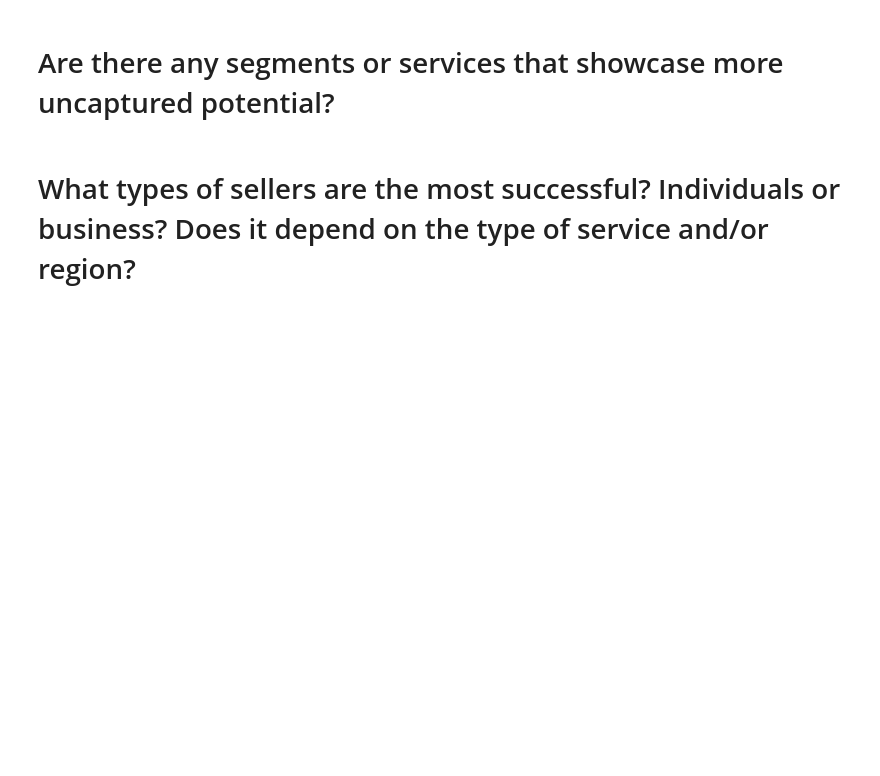
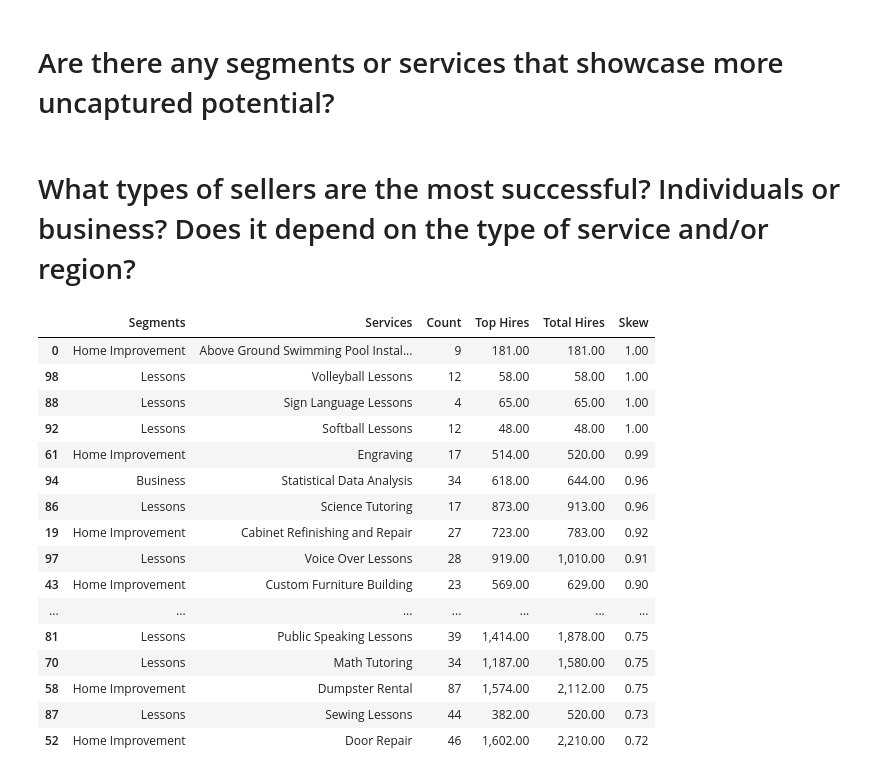
Before and after one commit to ameeruljunaidi/ScrapeThumbtack, a Jupyter notebook: analysis/data_exploration.ipynb, the cells around one changed output. Saved outputs shown, nothing was run; the diff lists cells and outputs as text; code cells hidden in the pictures; blank space fills up the shorter version.

Commit message:
Added skew measure

```diff
--- a/analysis/data_exploration.ipynb
+++ b/analysis/data_exploration.ipynb
@@ -411,3 +411,45 @@ From the first scatterplot, it could mean that services with a higher count coul
 # Are there any segments or services that showcase more uncaptured potential?
 # %% [markdown]
 # What types of sellers are the most successful? Individuals or business? Does it depend on the type of service and/or region?
+# %%
+hiresTopN = (
+    df.groupby("Services")["Hires"]
+    .nlargest(10)
+    .sum(level=0)
+    .to_frame(name="Top Hires")
+    .reset_index()
+)
+
+dfHiresSkew = pd.merge(
+    dfHiresCountServices[["Services", "Total Hires", "Segments"]],
+    hiresTopN,
+    on="Services",
+)
+
+dfHiresSkew = pd.merge(
+    dfHiresSkew, dfServicesCount[["Services", "Count"]], on="Services"
+)
+
+dfHiresSkew["Skew"] = dfHiresSkew["Top Hires"] / dfHiresSkew["Total Hires"]
+dfHiresSkew = dfHiresSkew[
+    ["Segments", "Services", "Count", "Top Hires", "Total Hires", "Skew"]
+]
+dfHiresSkew.sort_values(by="Skew", ascending=False)[:20]
+# %% [output]
+|  | Segments | Services | Count | Top Hires | Total Hires | Skew |
+| 0 | Home Improvement | Above Ground Swimming Pool Instal... | 9 | 181.00 | 181.00 | 1.00 |
+| 98 | Lessons | Volleyball Lessons | 12 | 58.00 | 58.00 | 1.00 |
+| 88 | Lessons | Sign Language Lessons | 4 | 65.00 | 65.00 | 1.00 |
+| 92 | Lessons | Softball Lessons | 12 | 48.00 | 48.00 | 1.00 |
+| 61 | Home Improvement | Engraving | 17 | 514.00 | 520.00 | 0.99 |
+| 94 | Business | Statistical Data Analysis | 34 | 618.00 | 644.00 | 0.96 |
+| 86 | Lessons | Science Tutoring | 17 | 873.00 | 913.00 | 0.96 |
+| 19 | Home Improvement | Cabinet Refinishing and Repair | 27 | 723.00 | 783.00 | 0.92 |
+| 97 | Lessons | Voice Over Lessons | 28 | 919.00 | 1,010.00 | 0.91 |
+| 43 | Home Improvement | Custom Furniture Building | 23 | 569.00 | 629.00 | 0.90 |
+| ... | ... | ... | ... | ... | ... | ... |
+| 81 | Lessons | Public Speaking Lessons | 39 | 1,414.00 | 1,878.00 | 0.75 |
+| 70 | Lessons | Math Tutoring | 34 | 1,187.00 | 1,580.00 | 0.75 |
+| 58 | Home Improvement | Dumpster Rental | 87 | 1,574.00 | 2,112.00 | 0.75 |
+| 87 | Lessons | Sewing Lessons | 44 | 382.00 | 520.00 | 0.73 |
+| 52 | Home Improvement | Door Repair | 46 | 1,602.00 | 2,210.00 | 0.72 |
```
Also changed, not shown: parts of 16 cells of this notebook, 1 other file.
